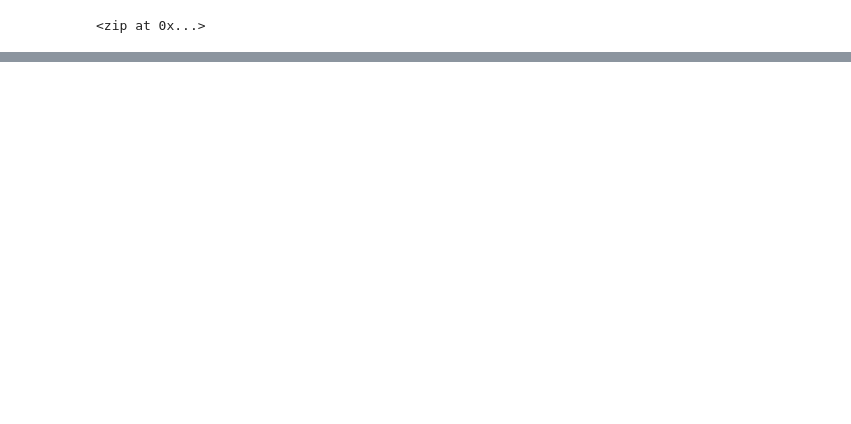
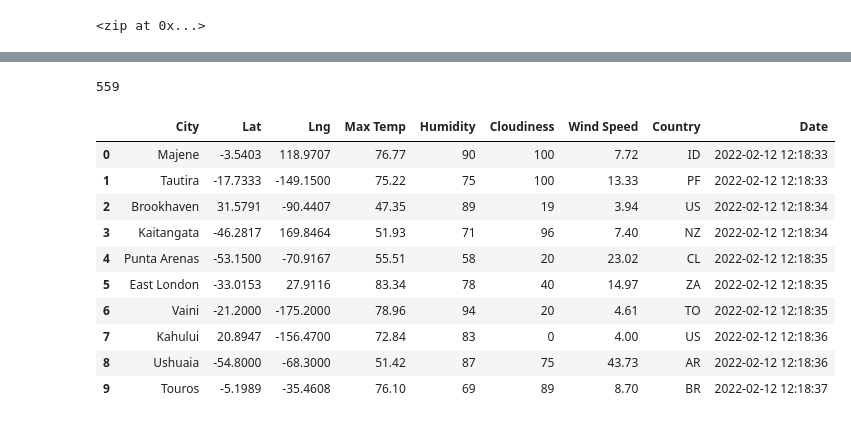
Before and after one commit to sokim03/World_Weather_Analysis, a Jupyter notebook: WeatherPy.ipynb, the cells around one changed output, grey strips where cells are left out. Drawn from its saved outputs; the diff is of its cells as text; code cells hidden in the pictures; blank space fills up the shorter version.

```diff
--- a/WeatherPy.ipynb
+++ b/WeatherPy.ipynb
@@ -57,0 +64,3 @@ len(cities)
+# %%
+# Starting URL for Weather Map API Call.
+url = "http://api.openweathermap.org/data/2.5/weather?units=Imperial&APPID=" + weather_api_key
@@ -57,0 +164,20 @@ len(cities)
+# %%
+len(city_data)
+# %% [output]
+559
+# %%
+# Convert the array of dictionaries to a Pandas DataFrame.
+city_data_df = pd.DataFrame(city_data)
+city_data_df.head(10)
+# %% [output]
+|  | City | Lat | Lng | Max Temp | Humidity | Cloudiness | Wind Speed | Country | Date |
+| 0 | Majene | -3.5403 | 118.9707 | 76.77 | 90 | 100 | 7.72 | ID | 2022-02-12 12:18:33 |
+| 1 | Tautira | -17.7333 | -149.1500 | 75.22 | 75 | 100 | 13.33 | PF | 2022-02-12 12:18:33 |
+| 2 | Brookhaven | 31.5791 | -90.4407 | 47.35 | 89 | 19 | 3.94 | US | 2022-02-12 12:18:34 |
+| 3 | Kaitangata | -46.2817 | 169.8464 | 51.93 | 71 | 96 | 7.40 | NZ | 2022-02-12 12:18:34 |
+| 4 | Punta Arenas | -53.1500 | -70.9167 | 55.51 | 58 | 20 | 23.02 | CL | 2022-02-12 12:18:35 |
+| 5 | East London | -33.0153 | 27.9116 | 83.34 | 78 | 40 | 14.97 | ZA | 2022-02-12 12:18:35 |
+| 6 | Vaini | -21.2000 | -175.2000 | 78.96 | 94 | 20 | 4.61 | TO | 2022-02-12 12:18:35 |
+| 7 | Kahului | 20.8947 | -156.4700 | 72.84 | 83 | 0 | 4.00 | US | 2022-02-12 12:18:36 |
+| 8 | Ushuaia | -54.8000 | -68.3000 | 51.42 | 87 | 75 | 43.73 | AR | 2022-02-12 12:18:36 |
+| 9 | Touros | -5.1989 | -35.4608 | 76.10 | 69 | 89 | 8.70 | BR | 2022-02-12 12:18:37 |
```
Also changed, not shown: parts of 7 cells of this notebook, 3 other files.
